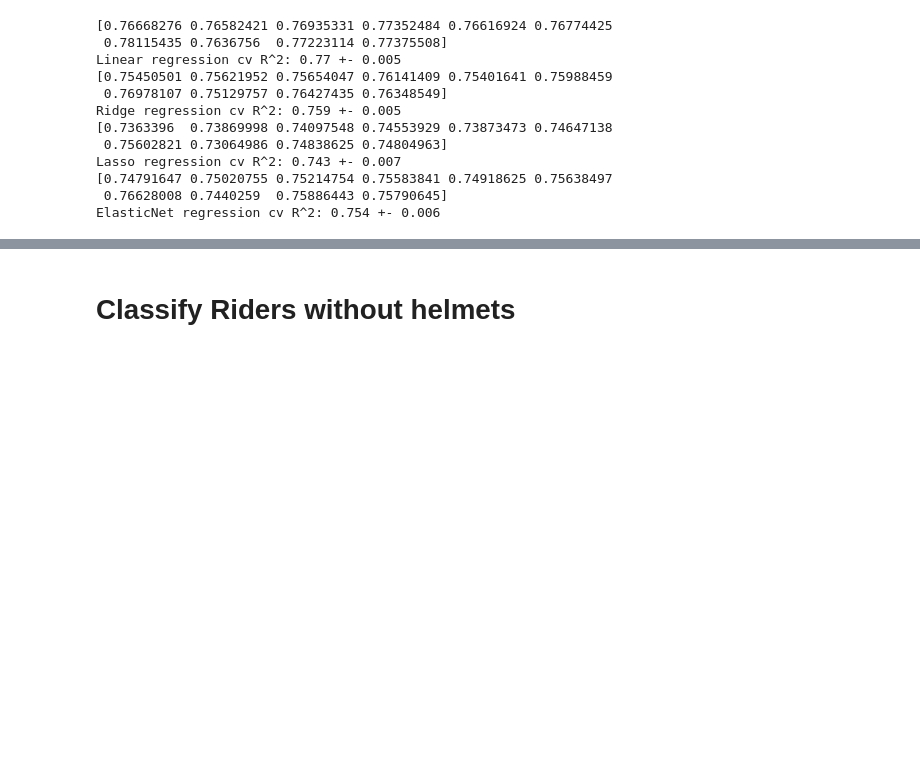
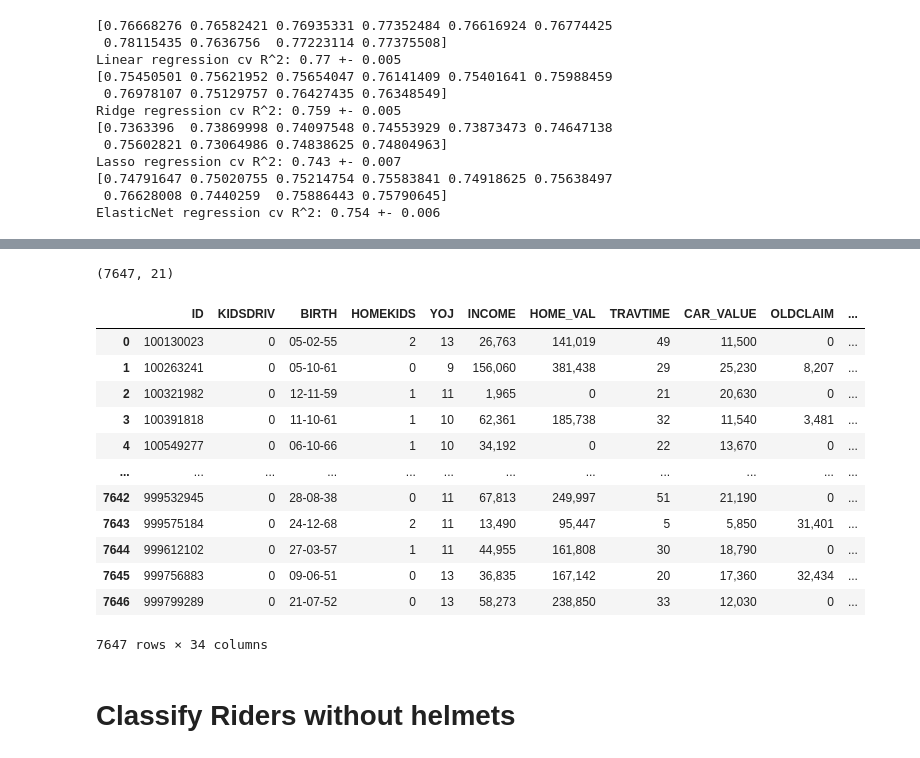
Before and after one commit to Suvodeep-Das/Diamond-Pricing-Model, a Jupyter notebook: MachineGeeks.ipynb, the cells around one changed output, grey strips where cells are left out. Drawn from its saved outputs; the diff is of its cells as text; code cells hidden in the pictures; blank space fills up the shorter version.

```diff
--- a/MachineGeeks.ipynb
+++ b/MachineGeeks.ipynb
@@ -457,0 +475,6 @@ ElasticNet regression cv R^2: 0.754 +- 0.006
+# %%
+from google.colab import drive
+drive.mount('/content/drive')
+filename2='/content/drive/My Drive/datasets/Vehicle_Insurance_Claim_Records.csv'
+df2= pd.read_csv(filename2)
+df2.head()
@@ -458,3 +529,35 @@ ElasticNet regression cv R^2: 0.754 +- 0.006
+# %%
+df2.shape
+# %% [output]
+(7647, 21)
+# %%
+gender = pd.get_dummies(df2.GENDER, drop_first = True)
+mstatus = pd.get_dummies(df2.MSTATUS, drop_first = True)
+education = pd.get_dummies(df2.EDUCATION, drop_first = True)
+parent = pd.get_dummies(df2.PARENT1, drop_first = True)
+occupation = pd.get_dummies(df2.OCCUPATION, drop_first = True)
+car_use = pd.get_dummies(df2.CAR_USE, drop_first = True)
+car_type = pd.get_dummies(df2.CAR_TYPE, drop_first = True)
+urbanicity = pd.get_dummies(df2.URBANICITY, drop_first = True)
+
+df2 = pd.concat([df2, gender, mstatus, education, parent, occupation, car_use, car_type, urbanicity], axis = 1)
+
+df2.drop(['GENDER', 'MSTATUS', 'EDUCATION', 'PARENT1', 'OCCUPATION', 'CAR_USE', 'CAR_TYPE', 'URBANICITY' ], axis = 1, inplace = True)
+df2
+# %% [output]
+|  | ID | KIDSDRIV | BIRTH | HOMEKIDS | YOJ | INCOME | HOME_VAL | TRAVTIME | CAR_VALUE | OLDCLAIM | ... |
+| 0 | 100130023 | 0 | 05-02-55 | 2 | 13 | 26,763 | 141,019 | 49 | 11,500 | 0 | ... |
+| 1 | 100263241 | 0 | 05-10-61 | 0 | 9 | 156,060 | 381,438 | 29 | 25,230 | 8,207 | ... |
+| 2 | 100321982 | 0 | 12-11-59 | 1 | 11 | 1,965 | 0 | 21 | 20,630 | 0 | ... |
+| 3 | 100391818 | 0 | 11-10-61 | 1 | 10 | 62,361 | 185,738 | 32 | 11,540 | 3,481 | ... |
+| 4 | 100549277 | 0 | 06-10-66 | 1 | 10 | 34,192 | 0 | 22 | 13,670 | 0 | ... |
+| ... | ... | ... | ... | ... | ... | ... | ... | ... | ... | ... | ... |
+| 7642 | 999532945 | 0 | 28-08-38 | 0 | 11 | 67,813 | 249,997 | 51 | 21,190 | 0 | ... |
+| 7643 | 999575184 | 0 | 24-12-68 | 2 | 11 | 13,490 | 95,447 | 5 | 5,850 | 31,401 | ... |
+| 7644 | 999612102 | 0 | 27-03-57 | 1 | 11 | 44,955 | 161,808 | 30 | 18,790 | 0 | ... |
+| 7645 | 999756883 | 0 | 09-06-51 | 0 | 13 | 36,835 | 167,142 | 20 | 17,360 | 32,434 | ... |
+| 7646 | 999799289 | 0 | 21-07-52 | 0 | 13 | 58,273 | 238,850 | 33 | 12,030 | 0 | ... |
+7647 rows × 34 columns
 # %% [markdown]
 # Classify Riders without helmets
 # %%
```
Also changed, not shown: parts of 5 cells of this notebook.
